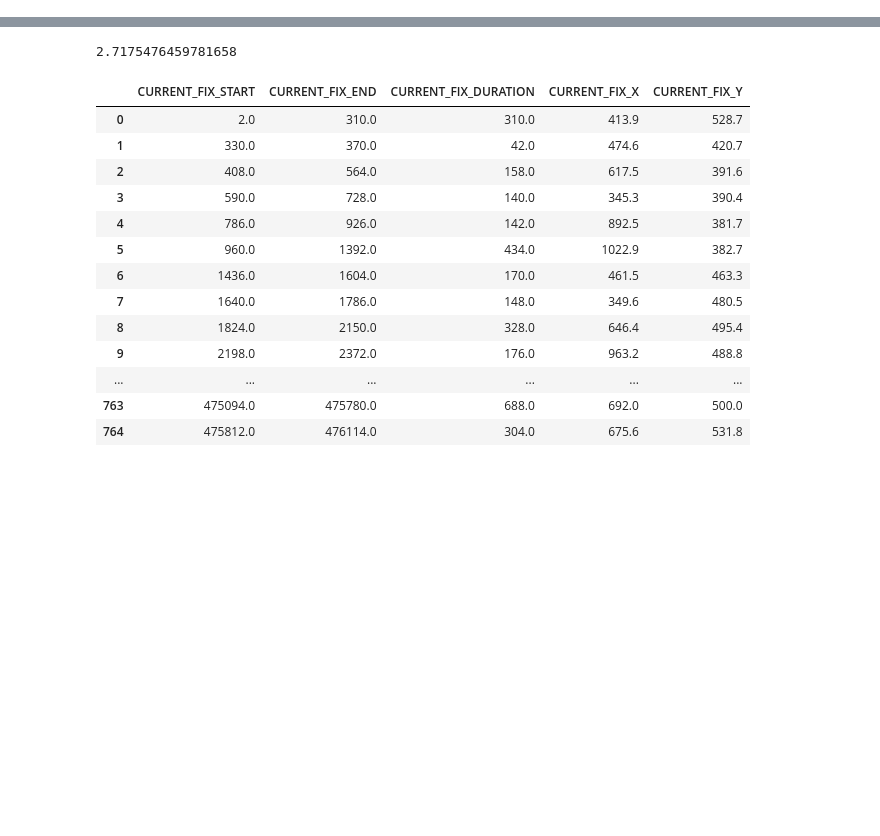
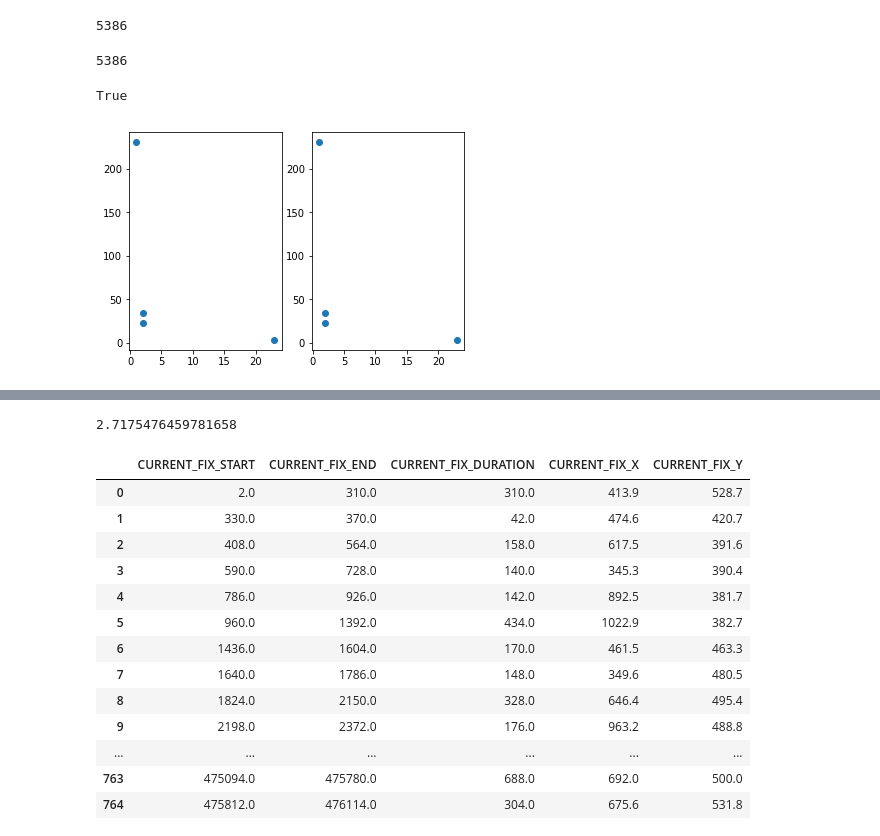
Before and after one commit to AShedko/sci_stuff, a Jupyter notebook: Histmake_fun.ipynb, the cells around one changed output, grey strips where cells are left out. Drawn from its saved outputs; the diff is of its cells as text; code cells hidden in the pictures; blank space fills up the shorter version.

```diff
--- a/Histmake_fun.ipynb
+++ b/Histmake_fun.ipynb
@@ -75,0 +27,31 @@ Object `plt.text.Text` not found.
+# %%
+self = dat
+axis = plt.subplot()
+X = self.disps
+y = self.df["CURRENT_FIX_DURATION"]
+
+axis.scatter(X,y, s = 4)
+axis.ticklabel_format(style='sci', axis='y', scilimits=(0,0))
+axis.ticklabel_format(style='sci', axis='x', scilimits=(0,0))
+if self.exp == 1 : axis.set_ylabel(self.health)
+if self.health == "Во время лечения" : axis.set_xlabel("Эксперимент "+ str(self.exp))
+
+clf = BayesianRidge()
+clf.fit(np.nan_to_num(np.matrix(X).transpose()), np.asarray(y))
+L=np.linspace(1,max(X))
+axis.plot(L,[clf.predict(x) for x in L],'r')
+len(y)
+# %% [output]
+5386
+# %%
+y = y.dropna()
+len(y)
+# %% [output]
+5386
+# %%
+ps = A['До лечения1'],A[Health[2]+'4']
+X,y = ps[1]
+y_ = np.asarray(y)
+np.any(np.isnan(X))
+# %% [output]
+True
@@ -76,3 +79,10 @@ Object `plt.text.Text` not found.
+# %%
+f,ax = plt.subplots(1,2)
+for a in ax:
+    a.scatter([1,2,23,2],[231,34,3,23])
+f
+# %% [output]
+[figure, added]
 # %%
 for cond in Health:
     for exp in range(4):
```
Also changed, not shown: parts of 13 cells of this notebook, 1 other file.
